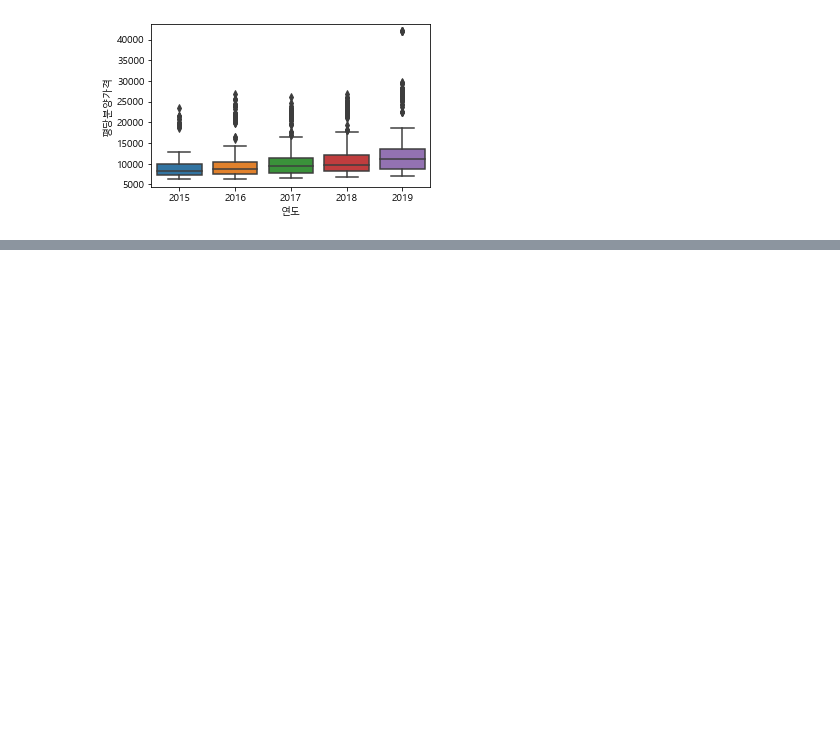
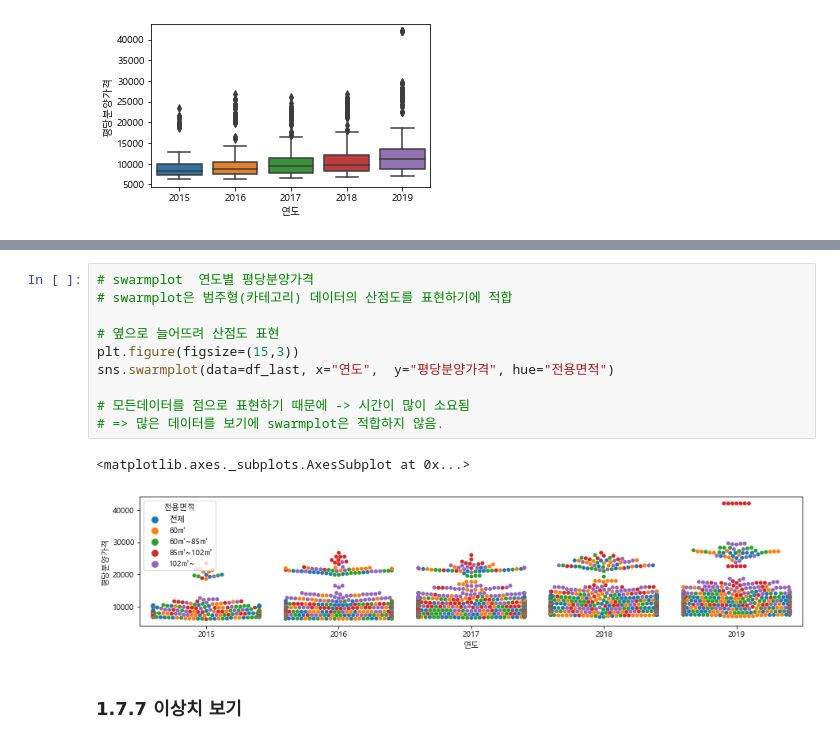
Before and after one commit to sookm/inflearn_lecture_opendata, a Jupyter notebook: 01-apt-price-input_210519.ipynb, the cells around one changed output, grey strips where cells are left out. Cells and saved outputs as stored; diff of their text form; blank space fills up the shorter version.

```diff
--- a/01-apt-price-input_210519.ipynb
+++ b/01-apt-price-input_210519.ipynb
@@ -620,0 +646,15 @@ sns.boxplot(data=df_last, x="연도", y="평당분양가격")
+# %%
+# swarmplot  연도별 평당분양가격
+# swarmplot은 범주형(카테고리) 데이터의 산점도를 표현하기에 적합
+
+# 옆으로 늘어뜨려 산점도 표현
+plt.figure(figsize=(15,3))
+sns.swarmplot(data=df_last, x="연도",  y="평당분양가격", hue="전용면적")
+
+# 모든데이터를 점으로 표현하기 때문에 -> 시간이 많이 소요됨
+# => 많은 데이터를 보기에 swarmplot은 적합하지 않음.
+# %% [output]
+<matplotlib.axes._subplots.AxesSubplot at 0x...>
+[figure, added]
+# %% [markdown]
+### 1.7.7  이상치 보기
```
Also changed, not shown: parts of 19 cells of this notebook.
